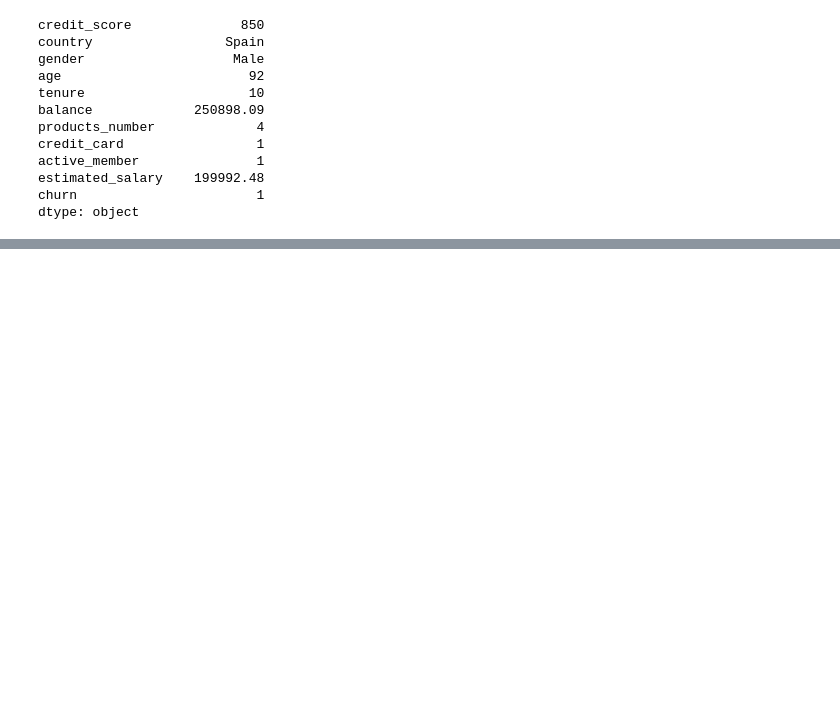
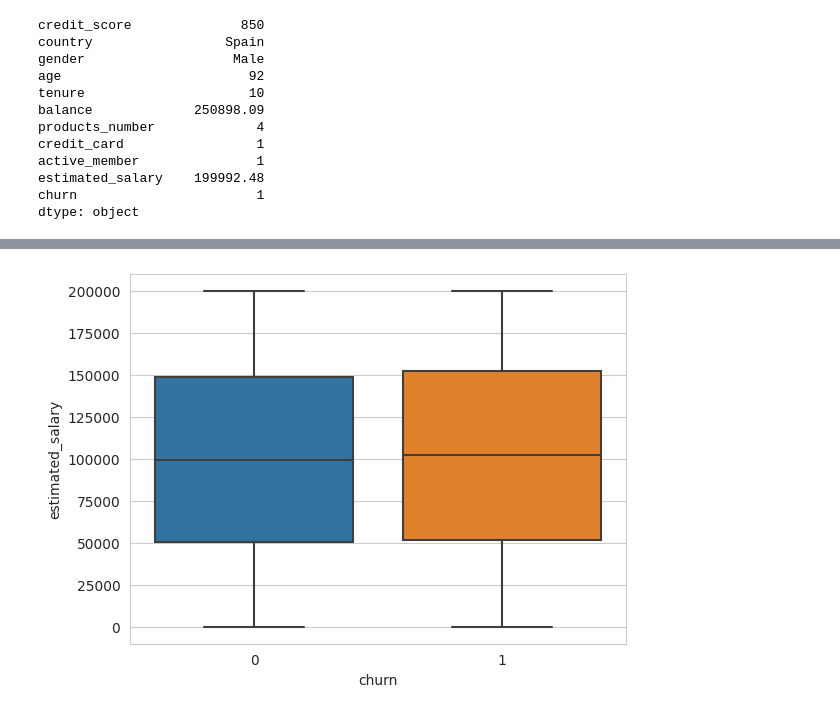
Before and after one commit to mmwitters/CDA_Project, a Jupyter notebook: Final Project.ipynb, the cells around one changed output, grey strips where cells are left out. Drawn from its saved outputs; the diff is of its cells as text; code cells hidden in the pictures; blank space fills up the shorter version.

```diff
--- a/Final Project.ipynb
+++ b/Final Project.ipynb
@@ -70,0 +77,5 @@ dtype: object
+# %%
+sns.set_style('whitegrid')
+ax = sns.boxplot(x='churn', y='estimated_salary', data=data)
+# %% [output]
+[figure, added]
```
Also changed, not shown: parts of 6 cells of this notebook.
